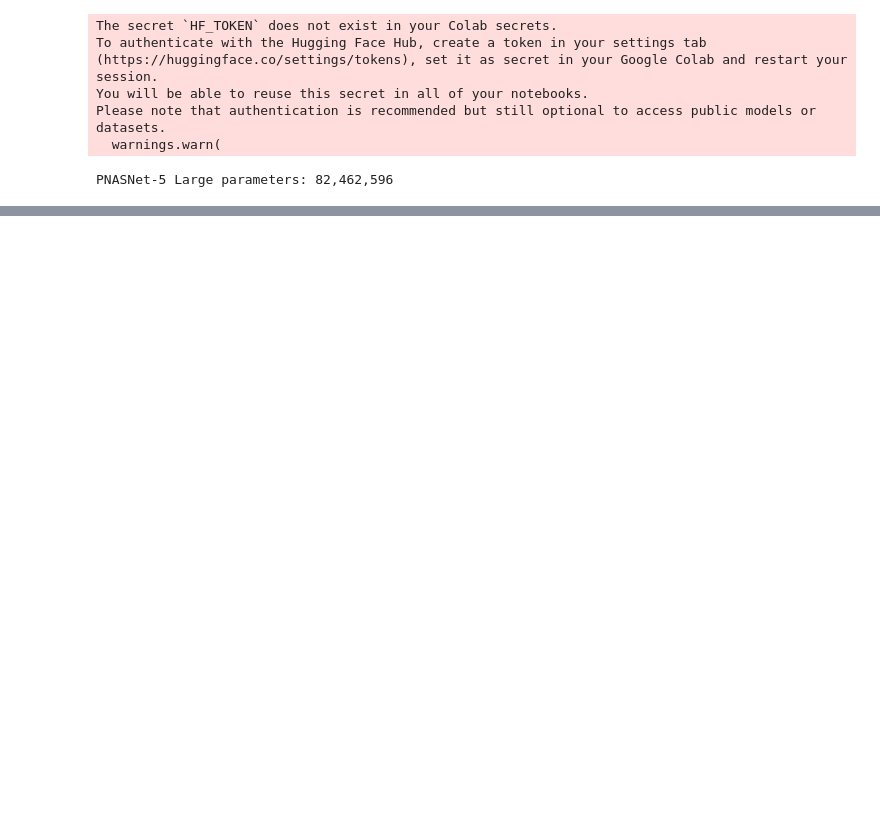
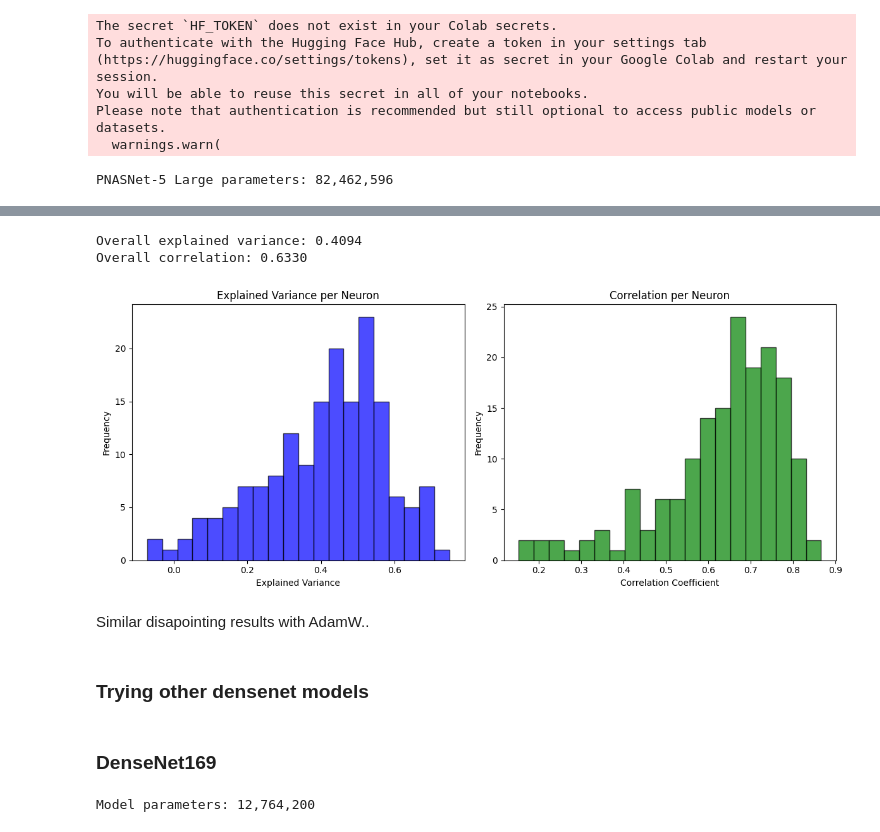
Before and after one commit to MetthewB/NX-414-Team-16, a Jupyter notebook: week8F.ipynb, the cells around one changed output, grey strips where cells are left out. Cells and saved outputs as stored; diff of their text form; code cells hidden in the pictures; blank space fills up the shorter version.

```diff
--- a/week8F.ipynb
+++ b/week8F.ipynb
@@ -473,0 +558,22 @@ Overall correlation: 0.2584
+# %%
+import torch
+
+# split params so BatchNorm & biases are exempt from decay
+decay, no_decay = [], []
+for n, p in model5.named_parameters():
+    (no_decay if p.dim()==1 or 'bias' in n.lower() else decay).append(p)
+
+optimizer = torch.optim.RAdam(
+    [
+        {'params': decay,    'weight_decay': 1e-2},
+        {'params': no_decay, 'weight_decay': 0.0},
+    ],
+    lr=2e-4, betas=(0.9, 0.999), eps=1e-8
+)
+
+# cosine LR schedule (optional but usually helpful)
+num_epochs = 30
+# %%
+#Uses original scheduler
+device = 'cuda' if torch.cuda.is_available() else 'cpu'
+train_model(model5, train_dataloader, val_dataloader, loss_function, optimizer, epochs=15, device=device)
@@ -473,0 +596,29 @@ Overall correlation: 0.2584
+# %%
+# Evaluate model on the validation set
+evaluate_model(model5, val_dataloader, spikes_val, device="cpu")
+# %% [output]
+Overall explained variance: 0.4094
+Overall correlation: 0.6330
+[figure, added]
+# %% [markdown]
+Similar disapointing results with AdamW..
+# %% [markdown]
+### Trying other densenet models
+# %% [markdown]
+### DenseNet169
+# %%
+from torchvision.models import densenet169, DenseNet169_Weights
+
+# Load ImageNet‑pretrained backbone
+backbone = densenet169(weights=DenseNet169_Weights.IMAGENET1K_V1)
+
+# Replace classifier: DenseNet uses nn.Linear(in_features, 1000) by default
+in_features = backbone.classifier.in_features
+n_neurons = spikes_train.shape[1]
+
+backbone.classifier = nn.Linear(in_features, n_neurons)
+
+model6 = backbone.cuda()
+print(f"Model parameters: {sum(p.numel() for p in model6.parameters()):,}")
+# %% [output]
+Model parameters: 12,764,200
```
Also changed, not shown: parts of 53 cells of this notebook.
